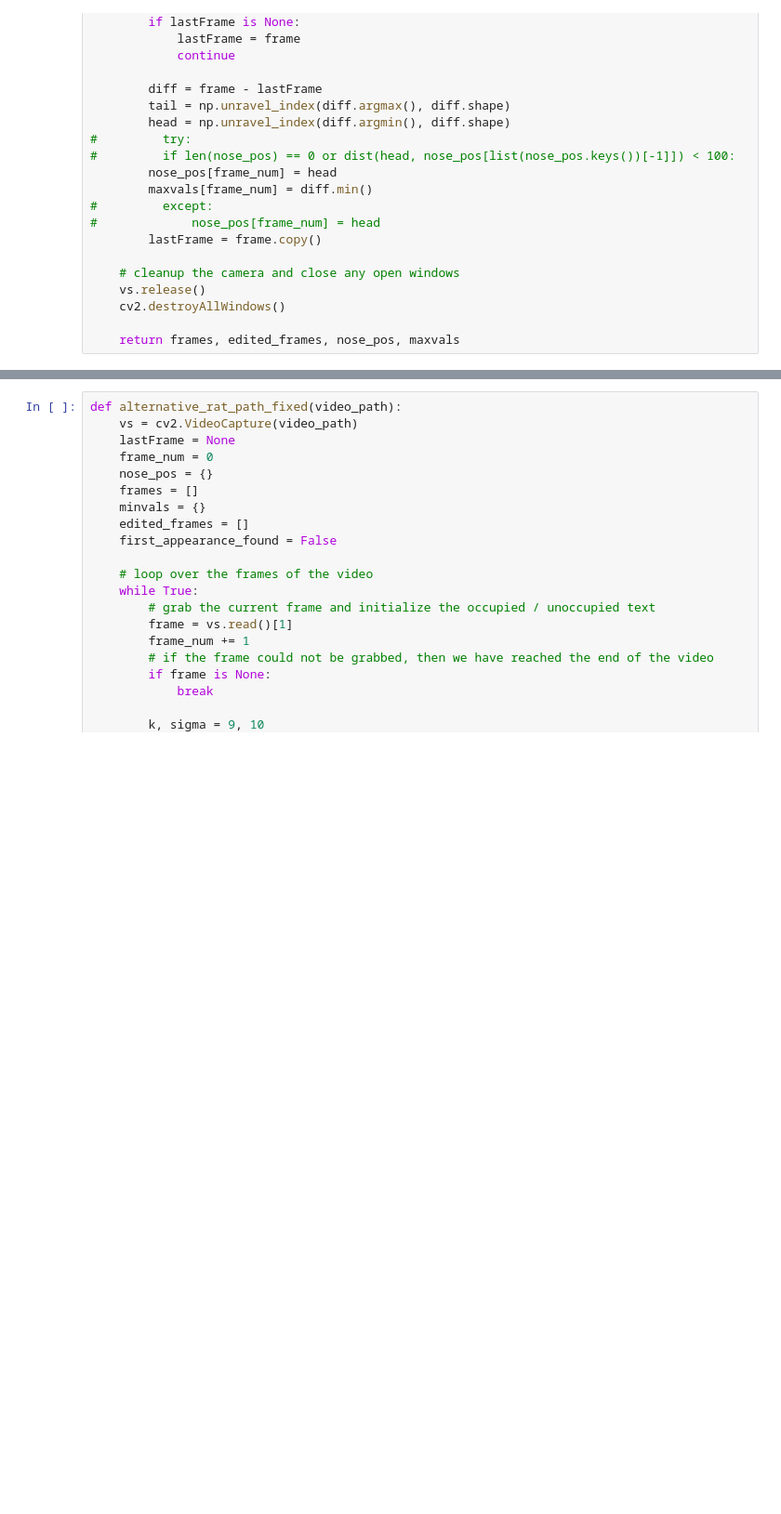
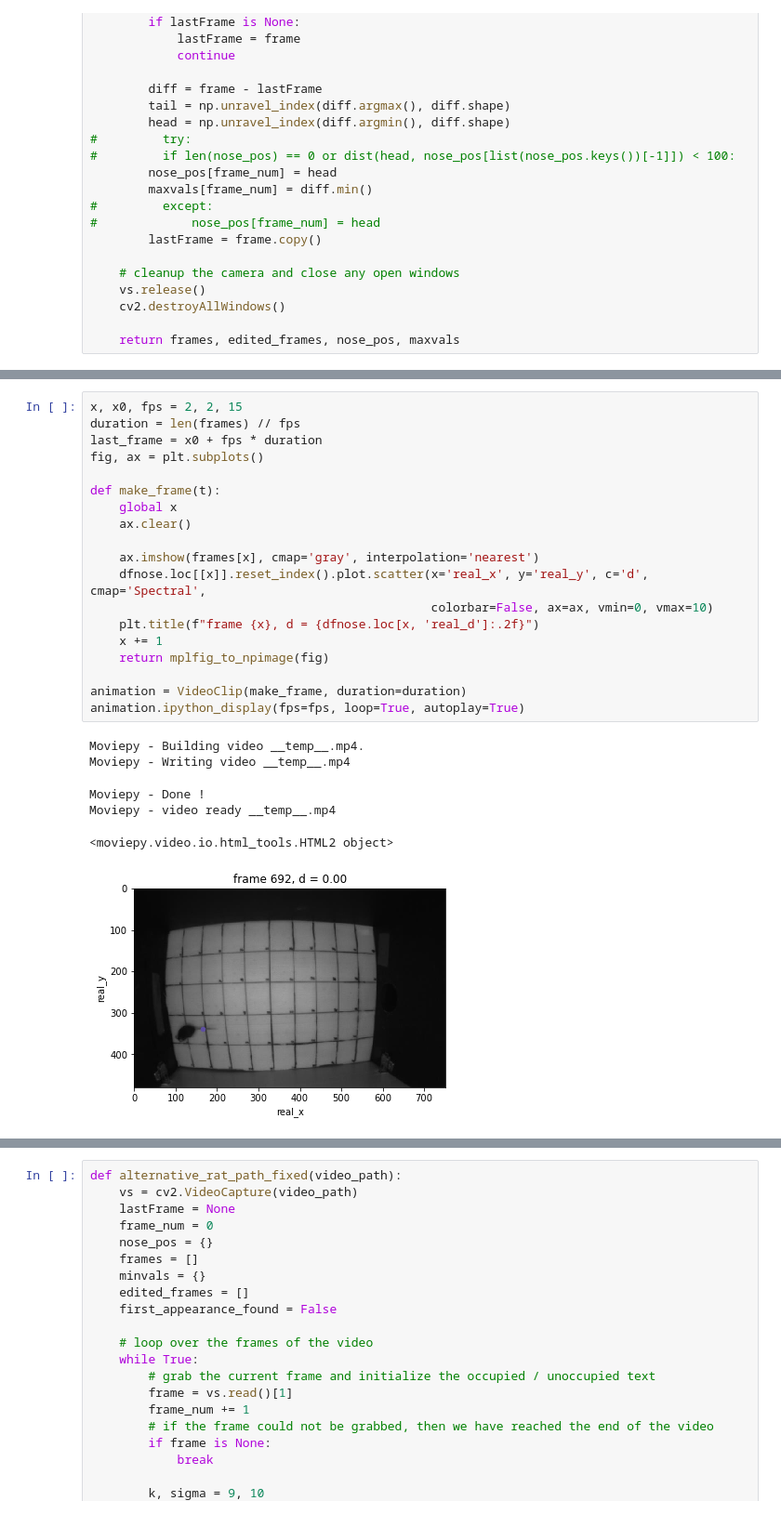
Before and after one commit to bueinat/mouse_tracking, a Jupyter notebook: cv/cv.ipynb, the cells around one changed output, grey strips where cells are left out. Shown at 93% size. Saved outputs shown, nothing was run; the diff lists cells and outputs as text; blank space fills up the shorter version.

```diff
--- a/cv/cv.ipynb
+++ b/cv/cv.ipynb
@@ -352,0 +361,26 @@ dfnose.loc[[x]].reset_index().plot.scatter(x='x', y='y', c='d', cmap='Spectral',
+# %%
+x, x0, fps = 2, 2, 15
+duration = len(frames) // fps
+last_frame = x0 + fps * duration
+fig, ax = plt.subplots()
+
+def make_frame(t):
+    global x
+    ax.clear()
+
+    ax.imshow(frames[x], cmap='gray', interpolation='nearest')
+    dfnose.loc[[x]].reset_index().plot.scatter(x='real_x', y='real_y', c='d', cmap='Spectral',
+                                               colorbar=False, ax=ax, vmin=0, vmax=10)
+    plt.title(f"frame {x}, d = {dfnose.loc[x, 'real_d']:.2f}")
+    x += 1
+    return mplfig_to_npimage(fig)
+
+animation = VideoClip(make_frame, duration=duration)
+animation.ipython_display(fps=fps, loop=True, autoplay=True)
+# %% [output]
+Moviepy - Building video __temp__.mp4.
+Moviepy - Writing video __temp__.mp4
+Moviepy - Done !
+Moviepy - video ready __temp__.mp4
+<moviepy.video.io.html_tools.HTML2 object>
+[figure, added]
```
Also changed, not shown: parts of 82 cells of this notebook, 3 other files.
